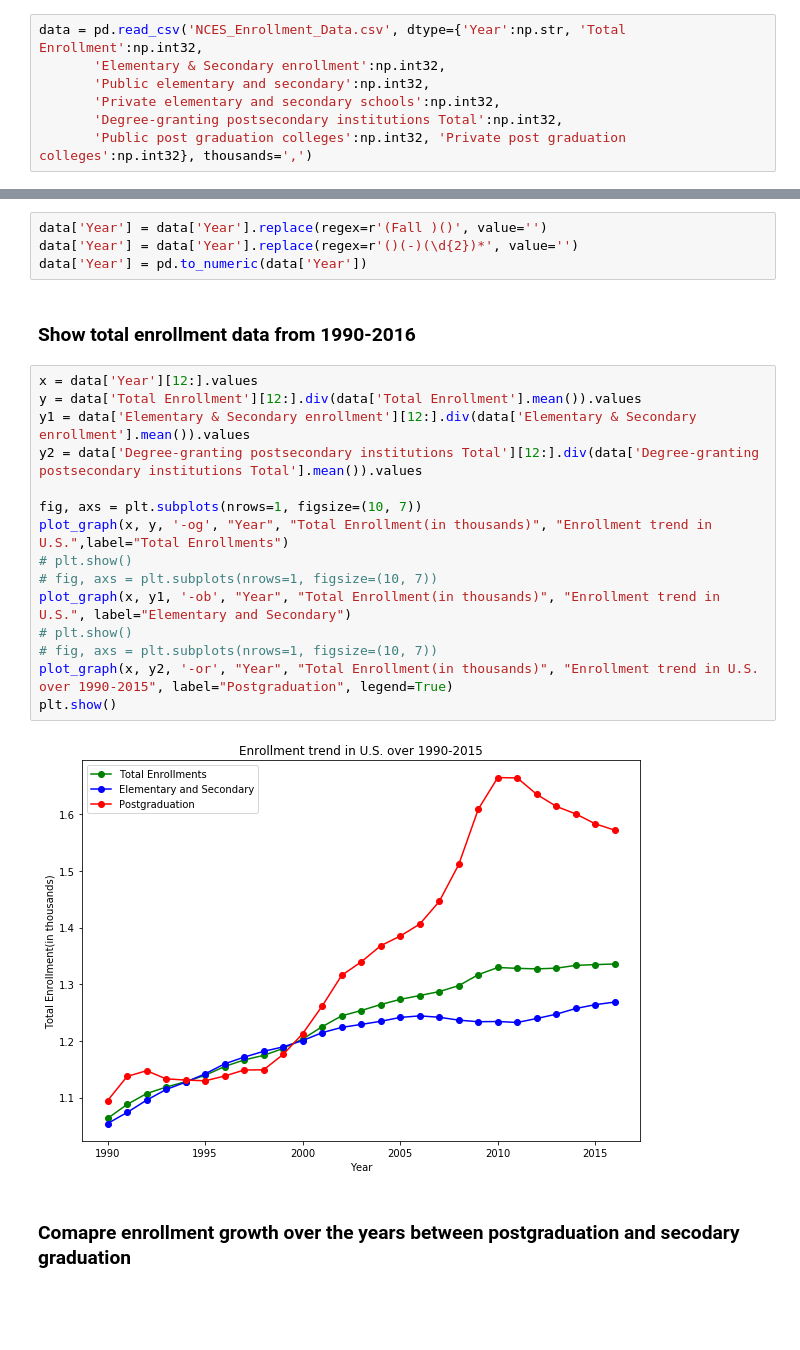
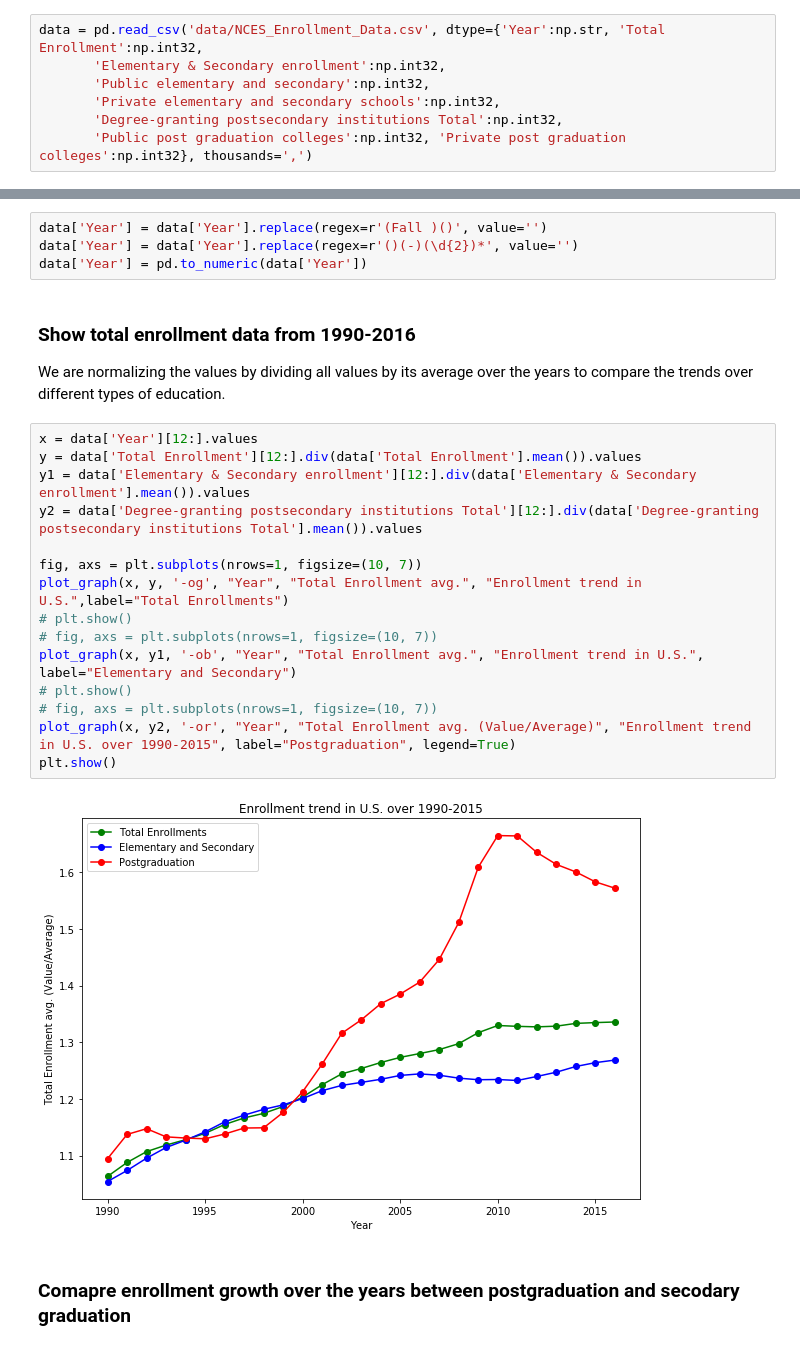
Before and after one commit to YJDave/cs418-s20-cs418_spring20_mighty_python, a Jupyter notebook: main.ipynb, the cells around one changed output, grey strips where cells are left out. Saved outputs shown, nothing was run; the diff lists cells and outputs as text; blank space fills up the shorter version.

```diff
--- a/main.ipynb
+++ b/main.ipynb
@@ -23,7 +23,7 @@ def plot_graph(x, y, style, xlabel, ylabel, title, label='', legend=None, pointl
 # %% [markdown]
 ### Load data from CSV downloaded from  [NCES](https://nces.ed.gov/programs/digest/d18/tables/dt18_105.30.asp)
 # %%
-data = pd.read_csv('NCES_Enrollment_Data.csv', dtype={'Year':np.str, 'Total Enrollment':np.int32,
+data = pd.read_csv('data/NCES_Enrollment_Data.csv', dtype={'Year':np.str, 'Total Enrollment':np.int32,
        'Elementary & Secondary enrollment':np.int32,
        'Public elementary and secondary':np.int32,
        'Private elementary and secondary schools':np.int32,
@@ -42,25 +42,27 @@ Clean 'Year' column as following for example
 data['Year'] = data['Year'].replace(regex=r'(Fall )()', value='')
 data['Year'] = data['Year'].replace(regex=r'()(-)(\d{2})*', value='')
 data['Year'] = pd.to_numeric(data['Year'])
-# %% [markdown]
-### Show total enrollment data from 1990-2016
+# %% [markdown]
+### Show total enrollment data from 1990-2016
+
+We are normalizing the values by dividing all values by its average over the years to compare the trends over different types of education.
 # %%
 x = data['Year'][12:].values
 y = data['Total Enrollment'][12:].div(data['Total Enrollment'].mean()).values
 y1 = data['Elementary & Secondary enrollment'][12:].div(data['Elementary & Secondary enrollment'].mean()).values
 y2 = data['Degree-granting postsecondary institutions Total'][12:].div(data['Degree-granting postsecondary institutions Total'].mean()).values
 
 fig, axs = plt.subplots(nrows=1, figsize=(10, 7))
-plot_graph(x, y, '-og', "Year", "Total Enrollment(in thousands)", "Enrollment trend in U.S.",label="Total Enrollments")
+plot_graph(x, y, '-og', "Year", "Total Enrollment avg.", "Enrollment trend in U.S.",label="Total Enrollments")
 # plt.show()
 # fig, axs = plt.subplots(nrows=1, figsize=(10, 7))
-plot_graph(x, y1, '-ob', "Year", "Total Enrollment(in thousands)", "Enrollment trend in U.S.", label="Elementary and Secondary")
+plot_graph(x, y1, '-ob', "Year", "Total Enrollment avg.", "Enrollment trend in U.S.", label="Elementary and Secondary")
 # plt.show()
 # fig, axs = plt.subplots(nrows=1, figsize=(10, 7))
-plot_graph(x, y2, '-or', "Year", "Total Enrollment(in thousands)", "Enrollment trend in U.S. over 1990-2015", label="Postgraduation", legend=True)
+plot_graph(x, y2, '-or', "Year", "Total Enrollment avg. (Value/Average)", "Enrollment trend in U.S. over 1990-2015", label="Postgraduation", legend=True)
 plt.show()
 # %% [output]
-[figure, old version]
+[figure, new version]
 # %% [markdown]
 ### Comapre enrollment growth over the years between postgraduation and secodary graduation
 # %%
```
Also changed, not shown: 1 other file.
